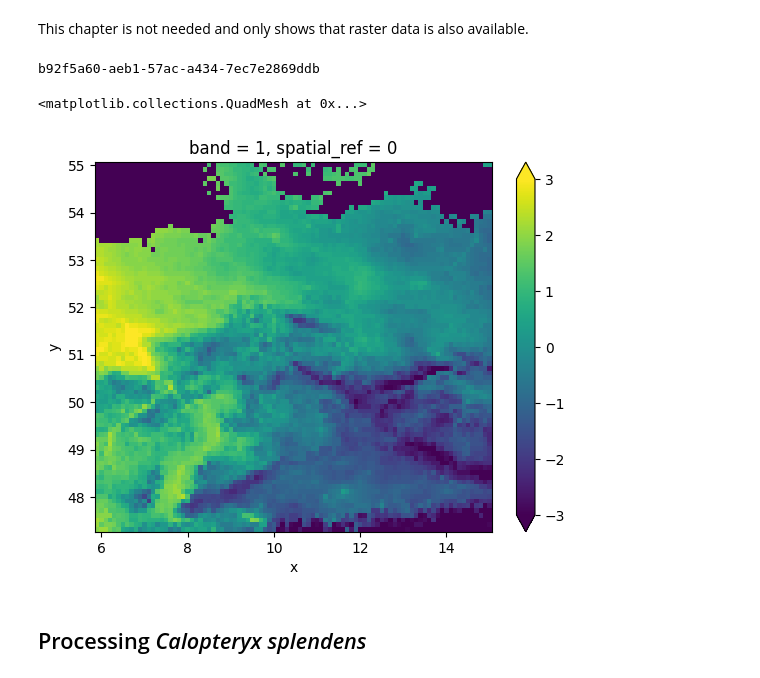
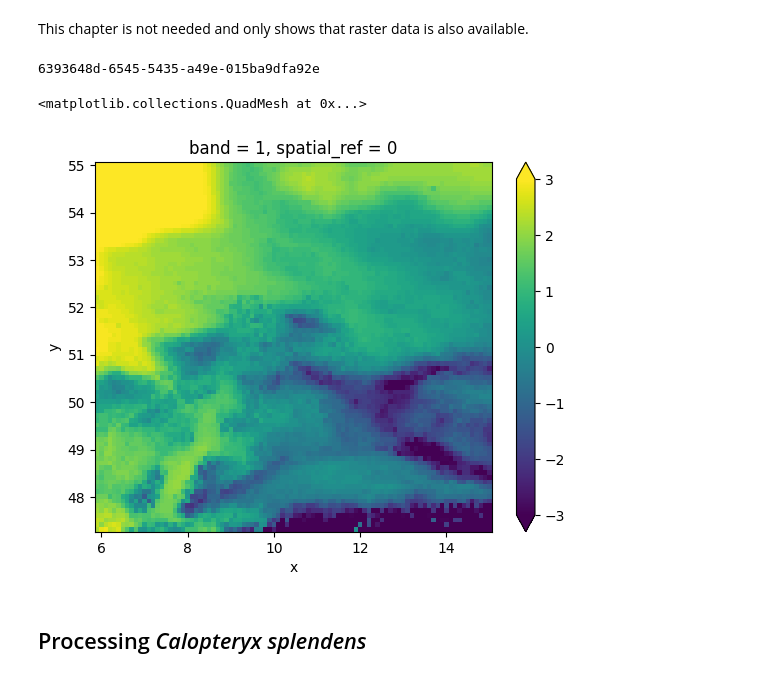
Before and after one commit to umr-dbs/vat-docs, a Jupyter notebook: src/examples/Auf_dem_Trockenen.ipynb, the cells around one changed output. Saved outputs shown, nothing was run; the diff lists cells and outputs as text; code cells hidden in the pictures.

```diff
--- a/src/examples/Auf_dem_Trockenen.ipynb
+++ b/src/examples/Auf_dem_Trockenen.ipynb
@@ -129,13 +129,42 @@ This chapter is not needed and only shows that raster data is also available.
 workflow_t_avg = ge.register_workflow({
     "type": "Raster",
     "operator": {
-        "type": "GdalSource",
-        "params": {
-            "data": "tavg"
-        }
+        "type": "RasterScaling",
+            "params": {
+                "slope": {
+                    "type": "constant",
+                    "value": 0.1
+                },
+                "offset": {
+                    "type": "constant",
+                    "value": -273.15
+                },
+                "outputMeasurement": {
+                    "type": "continuous",
+                    "measurement": "temperature",
+                    "unit": "K/10"
+                },
+                "scalingMode": "mulSlopeAddOffset"
+            },
+            "sources": {
+                "raster": {
+                    "type": "RasterTypeConversion",
+                    "params": {
+                        "outputDataType": "F32"
+                    },
+                    "sources": {
+                        "raster": {
+                            "type": "GdalSource",
+                            "params": {
+                                "data": "mean_daily_air_temperature"
+                            }
+                        }
+                    }
+                }
+            }
     }
 })
 
 workflow_t_avg
 # %% [output]
-b92f5a60-aeb1-57ac-a434-7ec7e2869ddb
+6393648d-6545-5435-a49e-015ba9dfa92e
@@ -142,23 +179,19 @@ b92f5a60-aeb1-57ac-a434-7ec7e2869ddb
 # %%
-#Set time
-time = datetime.strptime(
-    '2000-01-01T12:00:00.000Z', "%Y-%m-%dT%H:%M:%S.%f%z")
-
 #Request the data from Geo Engine into a xarray dataarray
 data = workflow_t_avg.get_xarray(
     ge.QueryRectangle(
         ge.BoundingBox2D(5.852490, 47.271121, 15.022059, 55.065334),
-        ge.TimeInterval(time, time),
+        ge.TimeInterval(start_time, start_time),
         resolution=ge.SpatialResolution(0.1, 0.1),
         srs="EPSG:4326"
     )
 )
 
 #Plot the data
 data.plot(vmin=-3, vmax=3)
 # %% [output]
 <matplotlib.collections.QuadMesh at 0x...>
-[figure, old version]
+[figure, new version]
 # %% [markdown]
 ## Processing *Calopteryx splendens*
 # %% [markdown]
```
Also changed, not shown: parts of 18 cells of this notebook, 5 other files.
